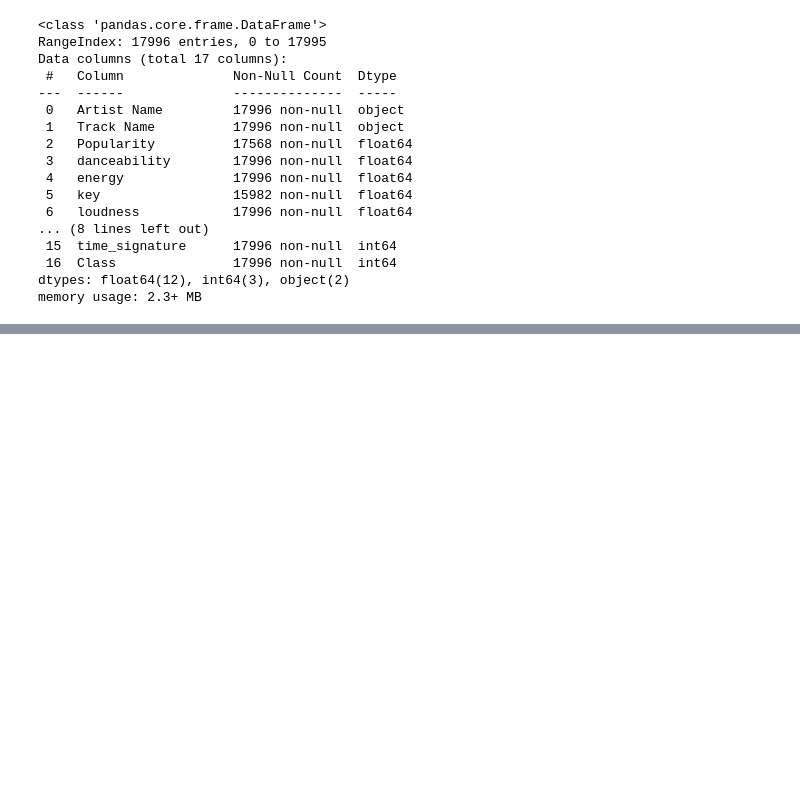
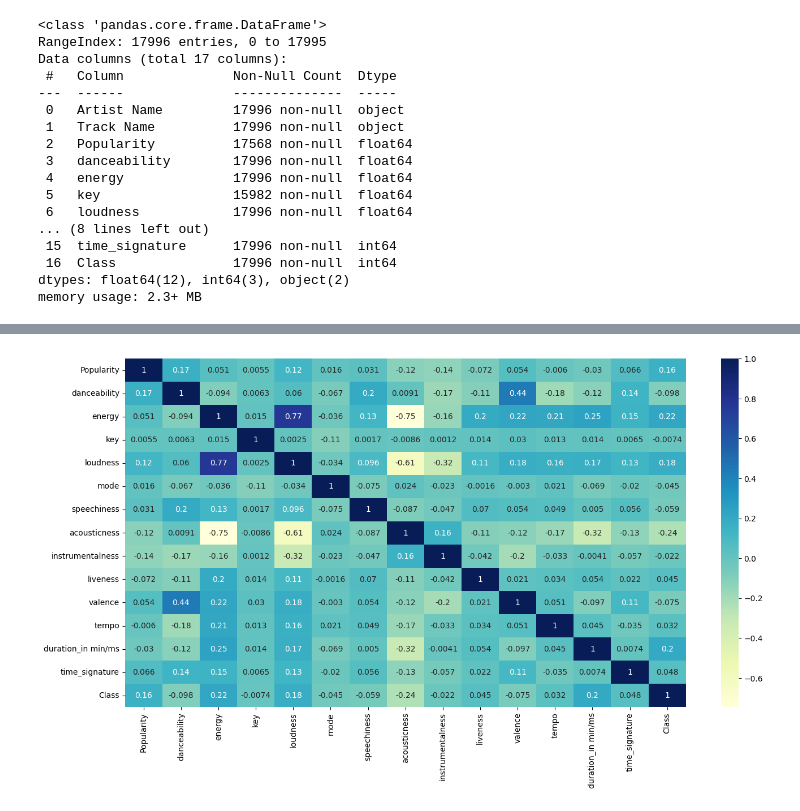
Before and after one commit to hwh1004/colab, a Jupyter notebook: SVM.ipynb, the cells around one changed output, grey strips where cells are left out. Saved outputs shown, nothing was run; the diff lists cells and outputs as text; code cells hidden in the pictures; blank space fills up the shorter version.

```diff
--- a/SVM.ipynb
+++ b/SVM.ipynb
@@ -33,0 +56,3 @@ memory usage: 2.3+ MB
+# %%
+data = music_df.fillna(music_df.mean(numeric_only=True))
+data.info()
@@ -33,0 +89,10 @@ memory usage: 2.3+ MB
+# %%
+import seaborn as sns
+import matplotlib.pyplot as plt
+
+plt.figure(figsize= (16,8))
+corr = data.corr(numeric_only=True)
+sns.heatmap(corr,annot=True,cmap='YlGnBu')
+plt.show()
+# %% [output]
+[figure, added]
```
Also changed, not shown: parts of 4 cells of this notebook.
